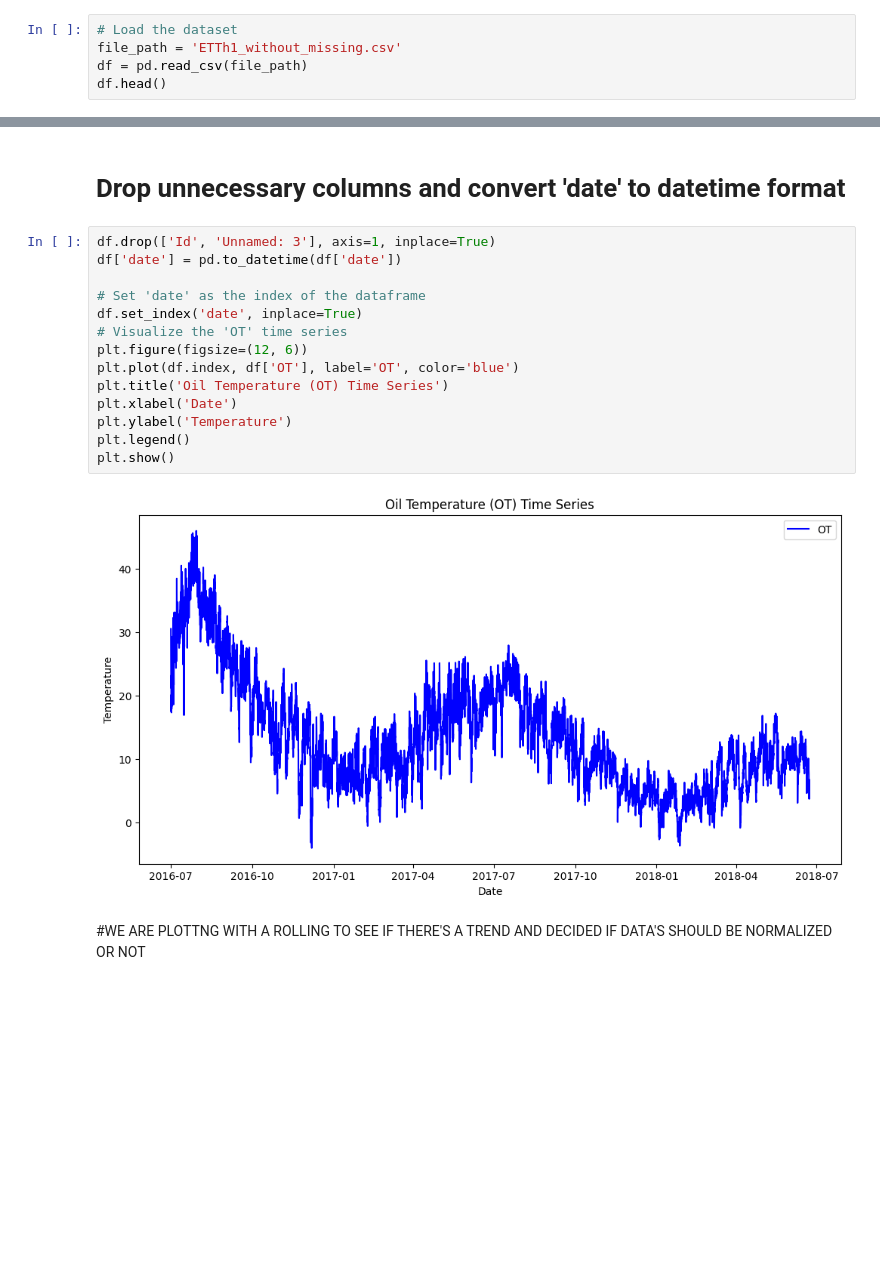
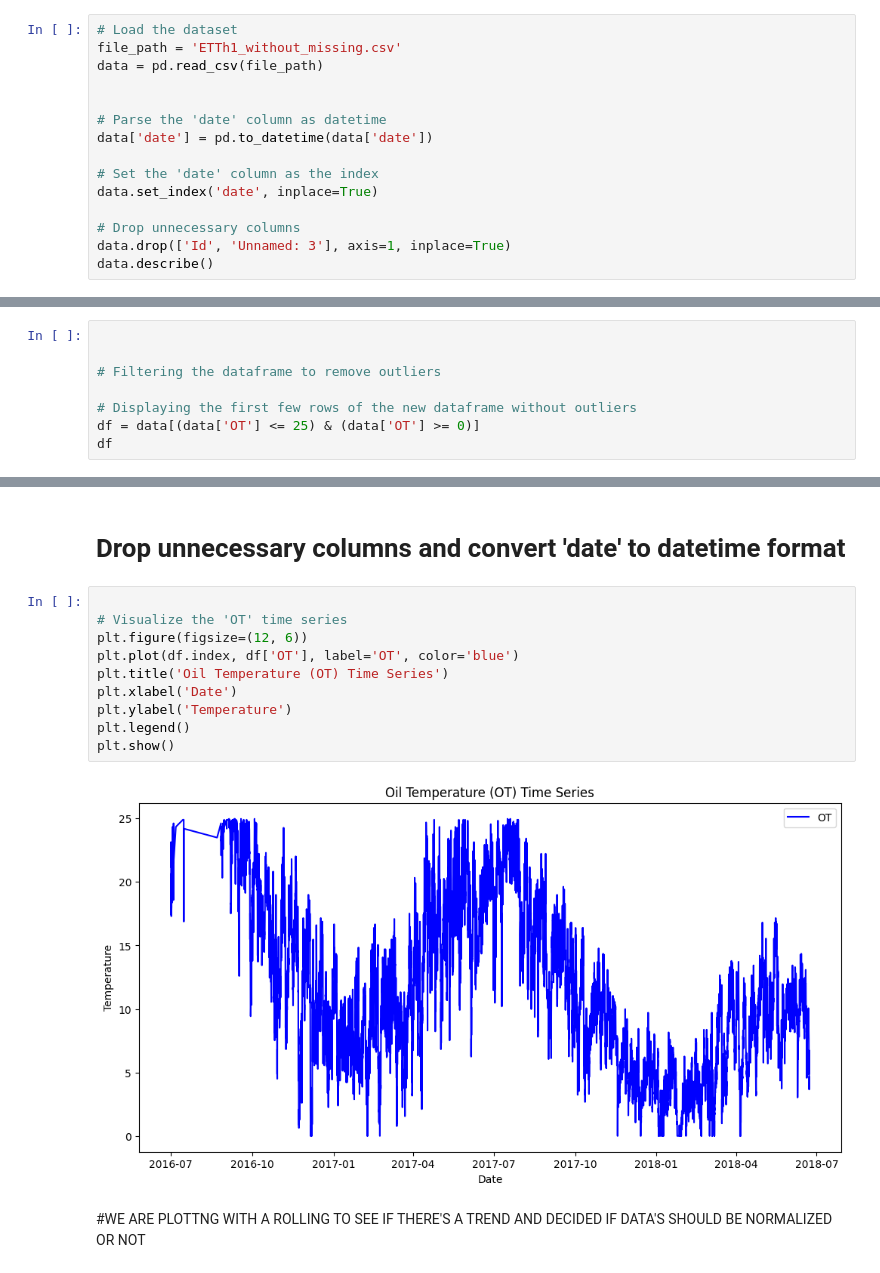
Before and after one commit to azizthiampro/timeSeriesForecasting, a Jupyter notebook: timeSerie.ipynb, the cells around one changed output, grey strips where cells are left out. Cells and saved outputs as stored; diff of their text form; blank space fills up the shorter version.

Commit message:
removed outliers

```diff
--- a/timeSerie.ipynb
+++ b/timeSerie.ipynb
@@ -21,6 +21,16 @@ from sklearn.preprocessing import MinMaxScaler
 # %%
 # Load the dataset
 file_path = 'ETTh1_without_missing.csv'
-df = pd.read_csv(file_path)
-df.head()
+data = pd.read_csv(file_path)
+
+
+# Parse the 'date' column as datetime
+data['date'] = pd.to_datetime(data['date'])
+
+# Set the 'date' column as the index
+data.set_index('date', inplace=True)
+
+# Drop unnecessary columns
+data.drop(['Id', 'Unnamed: 3'], axis=1, inplace=True)
+data.describe()
 # %% [output]
@@ -32,0 +46,8 @@ df.head()
+# %%
+
+
+# Filtering the dataframe to remove outliers
+
+# Displaying the first few rows of the new dataframe without outliers
+df = data[(data['OT'] <= 25) & (data['OT'] >= 0)]
+df
@@ -33,21 +69,17 @@ df.head()
 # %% [markdown]
 # Drop unnecessary columns and convert 'date' to datetime format
 # %%
-df.drop(['Id', 'Unnamed: 3'], axis=1, inplace=True)
-df['date'] = pd.to_datetime(df['date'])
 
-# Set 'date' as the index of the dataframe
-df.set_index('date', inplace=True)
 # Visualize the 'OT' time series
 plt.figure(figsize=(12, 6))
 plt.plot(df.index, df['OT'], label='OT', color='blue')
 plt.title('Oil Temperature (OT) Time Series')
 plt.xlabel('Date')
 plt.ylabel('Temperature')
 plt.legend()
 plt.show()
 # %% [output]
-[figure, old version]
+[figure, new version]
 # %% [markdown]
 #WE ARE PLOTTNG WITH A ROLLING TO SEE IF THERE'S A TREND AND DECIDED IF DATA'S SHOULD BE NORMALIZED OR NOT
 # %%
```
Also changed, not shown: parts of 16 cells of this notebook.
